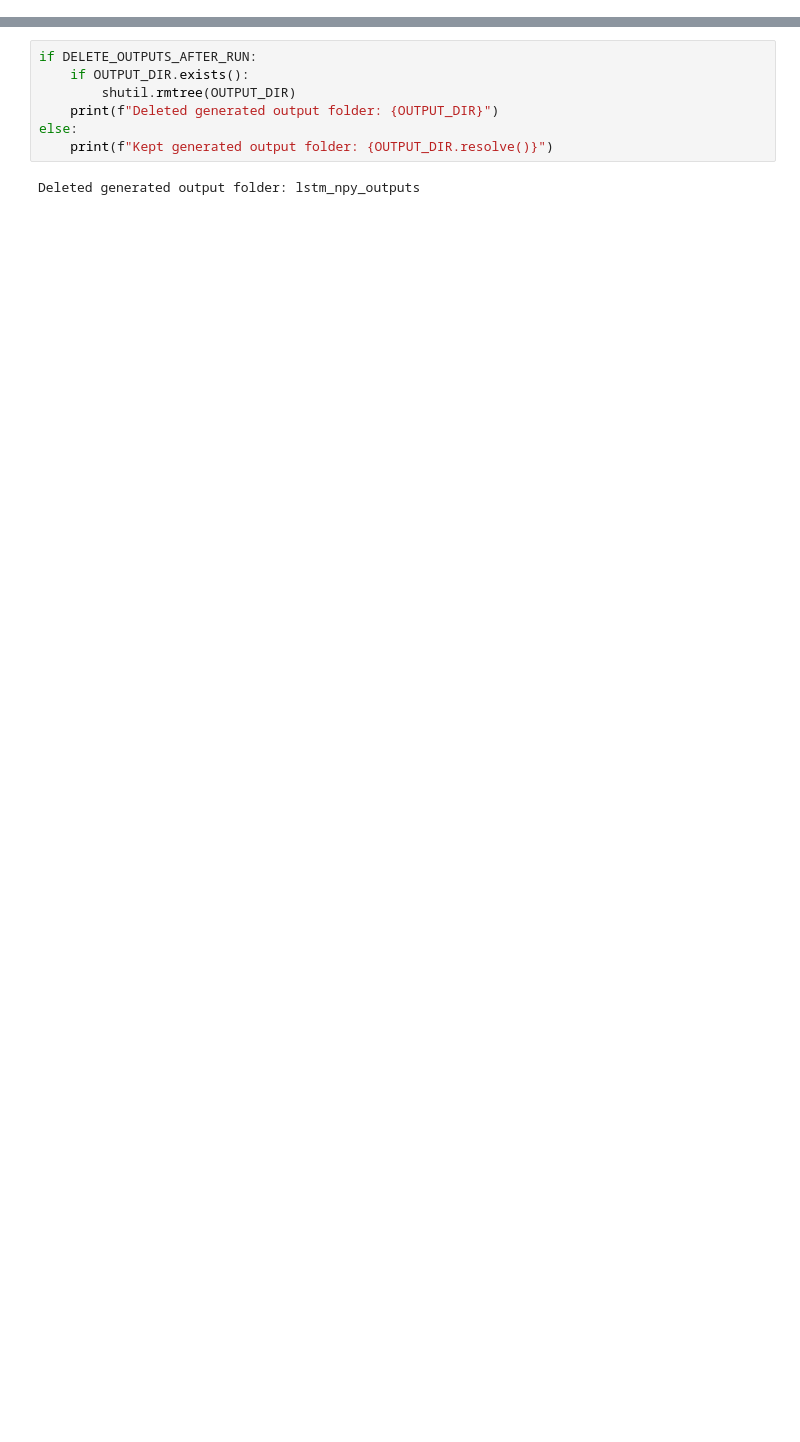
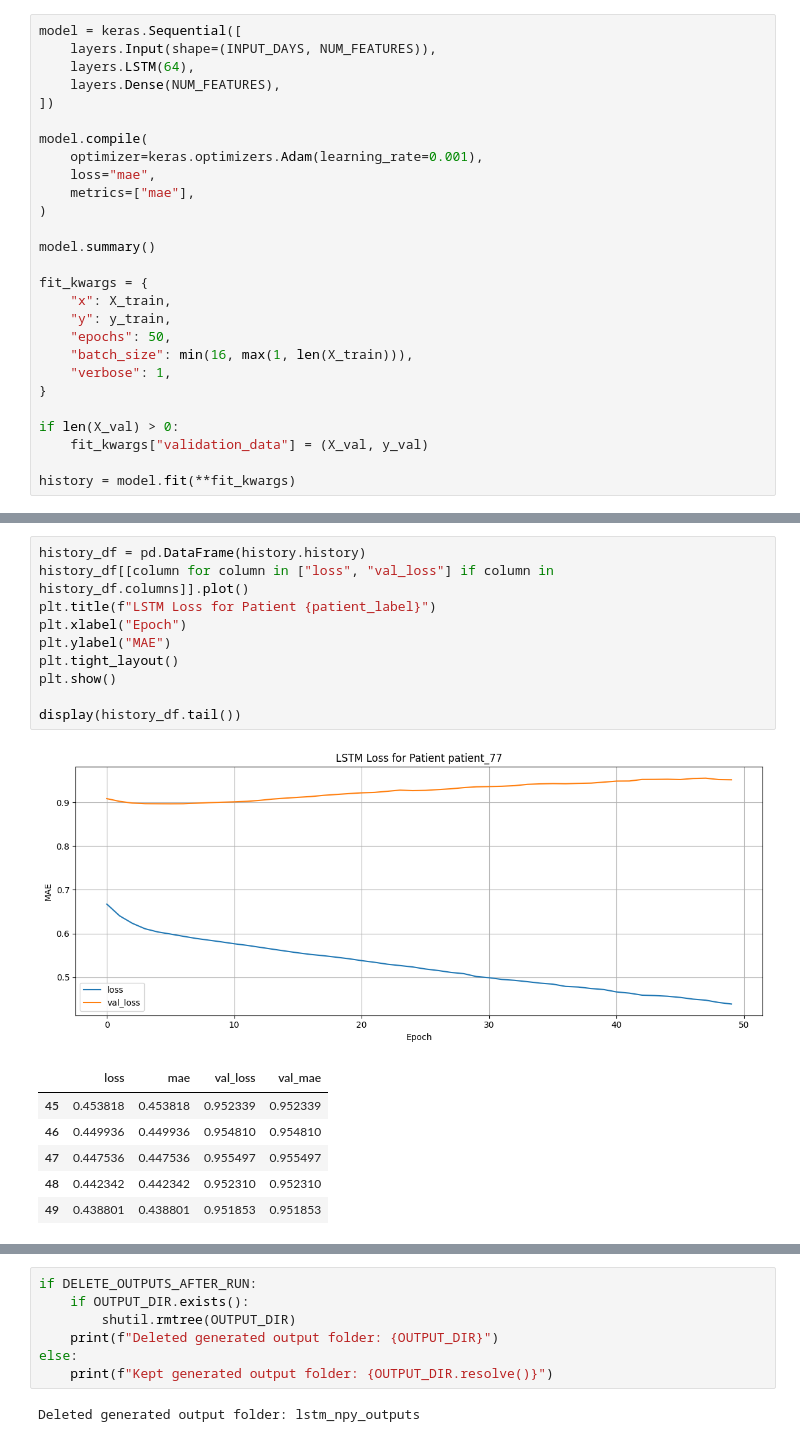
Before and after one commit to ahmedazhar2299/my-walk-sentinal, a Jupyter notebook: prepare_lstm_next_day_dataset.ipynb, the cells around one changed output, grey strips where cells are left out. Drawn from its saved outputs; the diff is of its cells as text; blank space fills up the shorter version.

Commit message:
update: baseline lstm implementation for next day feature prediction

```diff
--- a/prepare_lstm_next_day_dataset.ipynb
+++ b/prepare_lstm_next_day_dataset.ipynb
@@ -548,0 +464,27 @@ Set `DELETE_OUTPUTS_AFTER_RUN = False` in the first code cell if you want to kee
+# %%
+model = keras.Sequential([
+    layers.Input(shape=(INPUT_DAYS, NUM_FEATURES)),
+    layers.LSTM(64),
+    layers.Dense(NUM_FEATURES),
+])
+
+model.compile(
+    optimizer=keras.optimizers.Adam(learning_rate=0.001),
+    loss="mae",
+    metrics=["mae"],
+)
+
+model.summary()
+
+fit_kwargs = {
+    "x": X_train,
+    "y": y_train,
+    "epochs": 50,
+    "batch_size": min(16, max(1, len(X_train))),
+    "verbose": 1,
+}
+
+if len(X_val) > 0:
+    fit_kwargs["validation_data"] = (X_val, y_val)
+
+history = model.fit(**fit_kwargs)
@@ -548,0 +524,18 @@ Set `DELETE_OUTPUTS_AFTER_RUN = False` in the first code cell if you want to kee
+# %%
+history_df = pd.DataFrame(history.history)
+history_df[[column for column in ["loss", "val_loss"] if column in history_df.columns]].plot()
+plt.title(f"LSTM Loss for Patient {patient_label}")
+plt.xlabel("Epoch")
+plt.ylabel("MAE")
+plt.tight_layout()
+plt.show()
+
+display(history_df.tail())
+# %% [output]
+[figure, added]
+|  | loss | mae | val_loss | val_mae |
+| 45 | 0.453818 | 0.453818 | 0.952339 | 0.952339 |
+| 46 | 0.449936 | 0.449936 | 0.954810 | 0.954810 |
+| 47 | 0.447536 | 0.447536 | 0.955497 | 0.955497 |
+| 48 | 0.442342 | 0.442342 | 0.952310 | 0.952310 |
+| 49 | 0.438801 | 0.438801 | 0.951853 | 0.951853 |
```
Also changed, not shown: parts of 67 cells of this notebook.
